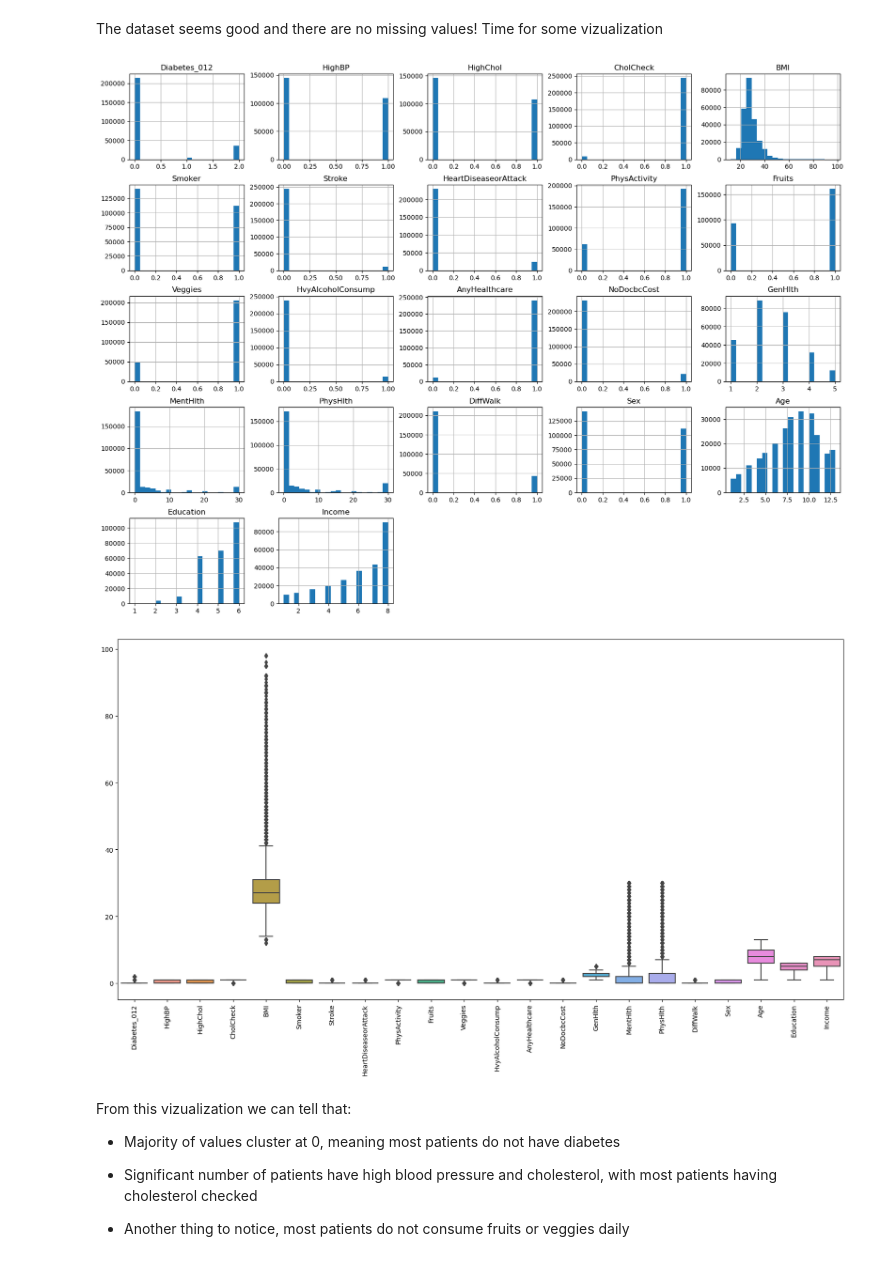
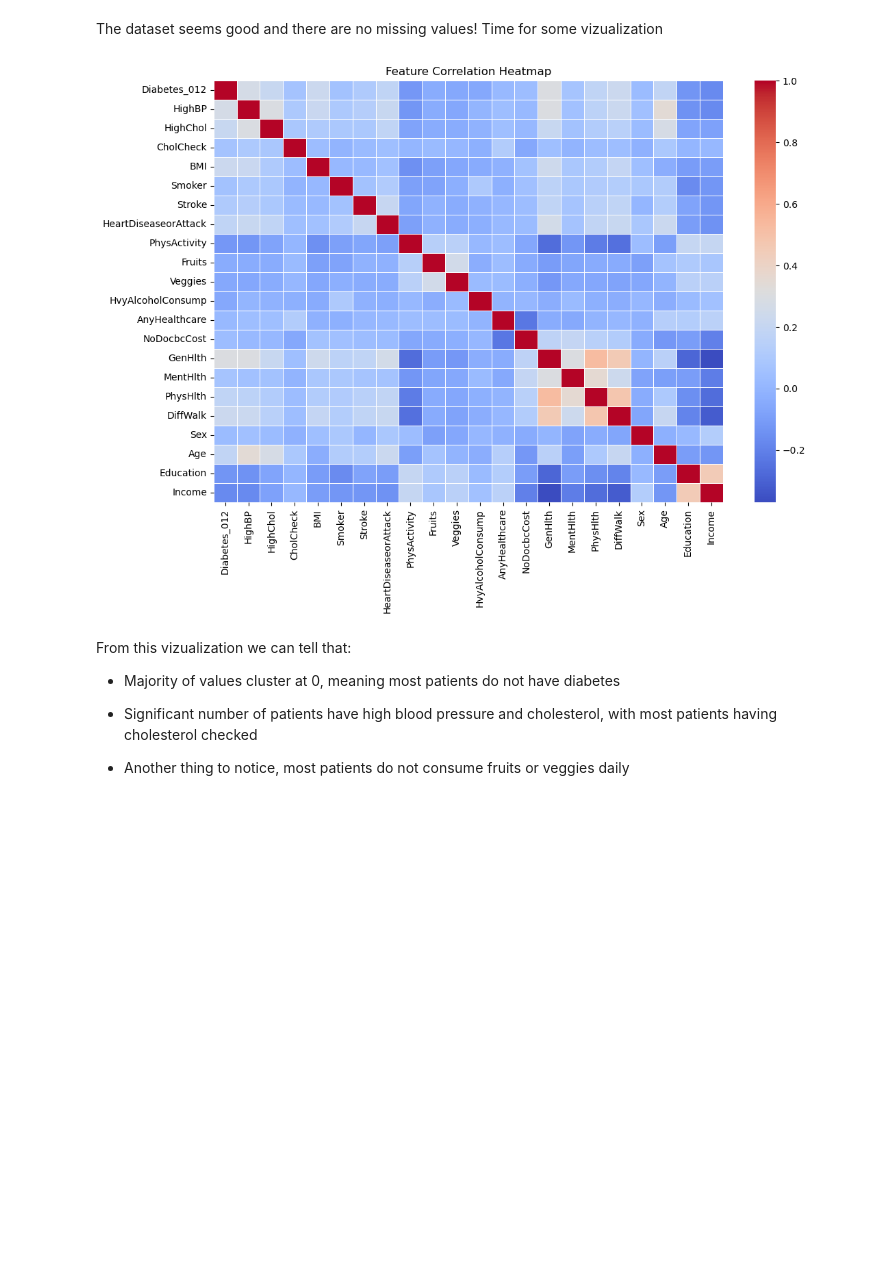
Before and after one commit to turabyildiz/Diabetes-Classifier-, a Jupyter notebook: Diabetes_Classifier/notebooks/EDA.ipynb, the cells around one changed output. Cells and saved outputs as stored; diff of their text form; code cells hidden in the pictures; blank space fills up the shorter version.

```diff
--- a/Diabetes_Classifier/notebooks/EDA.ipynb
+++ b/Diabetes_Classifier/notebooks/EDA.ipynb
@@ -87,24 +84,19 @@ Name: count, dtype: int64
 It is pretty safe to assume that 0 indicates no diabetes, 1 indicates prediabetes and 2 indicates diabetes. This is said considering that prediabetes has lower prevelance than diabetes and no diabetes. After reffering to the datsets documentation, this is confirmed to be true. For the sex of the patient, 0 is female and 1 is male
 # %% [markdown]
 The dataset seems good and there are no missing values! Time for some vizualization
-# %%
-import matplotlib.pyplot as plt
-import seaborn as sns
-
-# Histograms for numerical columns
-
-data.hist(bins=20, figsize=(20, 15))
-plt.show()
-
-# Box plots for numerical columns
-
-plt.figure(figsize=(20, 10))
-sns.boxplot(data=data)
-plt.xticks(rotation=90)
-plt.show()
-# %% [output]
-[figure, removed]
-[figure, removed]
+# %%
+# Compute correlation matrix
+
+correlation_matrix = data.corr()
+
+# Plot heatmap
+
+plt.figure(figsize=(12, 8))
+sns.heatmap(correlation_matrix, annot=False, cmap="coolwarm", linewidths=0.5)
+plt.title("Feature Correlation Heatmap")
+plt.show()
+# %% [output]
+[figure, added]
 # %% [markdown]
 From this vizualization we can tell that:
 
```
Also changed, not shown: parts of 28 cells of this notebook, 14 other files.
